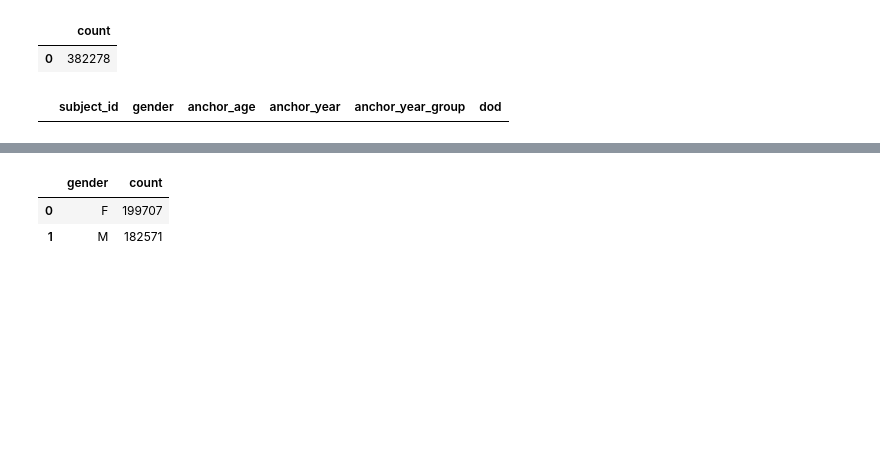
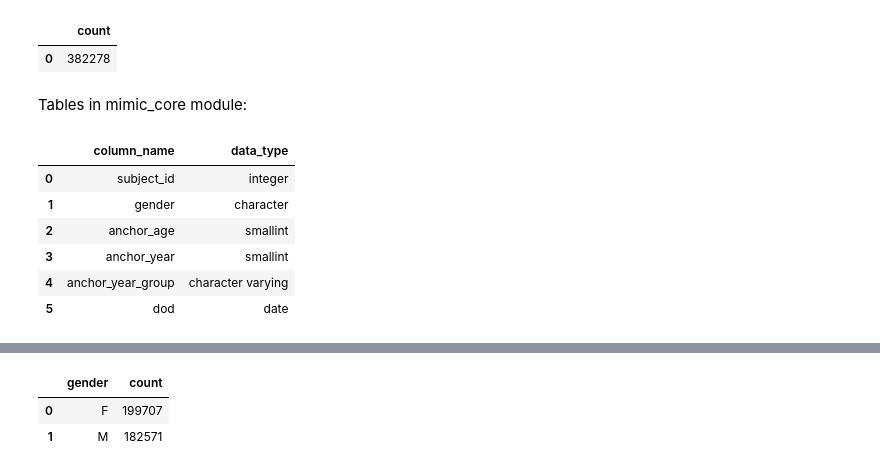
Before and after one commit to marymlucas/mimic_explore, a Jupyter notebook: mimic_explore_1.ipynb, the cells around one changed output, grey strips where cells are left out. Cells and saved outputs as stored; diff of their text form; code cells hidden in the pictures; blank space fills up the shorter version.

```diff
--- a/mimic_explore_1.ipynb
+++ b/mimic_explore_1.ipynb
@@ -30,8 +30,16 @@ pd.read_sql_query(sql, conn_iv)
 # %% [output]
 |  | count |
 | 0 | 382278 |
+# %% [markdown]
+Tables in mimic_core module:
 # %%
-pd.read_sql_query('select * from mimic_core.patients limit 0',conn_iv)
+pd.read_sql_query("select column_name, data_type from information_schema.columns where table_schema = 'mimic_core' and table_name = 'patients'",conn_iv)
 # %% [output]
-|  | subject_id | gender | anchor_age | anchor_year | anchor_year_group | dod |
+|  | column_name | data_type |
+| 0 | subject_id | integer |
+| 1 | gender | character |
+| 2 | anchor_age | smallint |
+| 3 | anchor_year | smallint |
+| 4 | anchor_year_group | character varying |
+| 5 | dod | date |
 # %%
```
Also changed, not shown: parts of 20 cells of this notebook.
